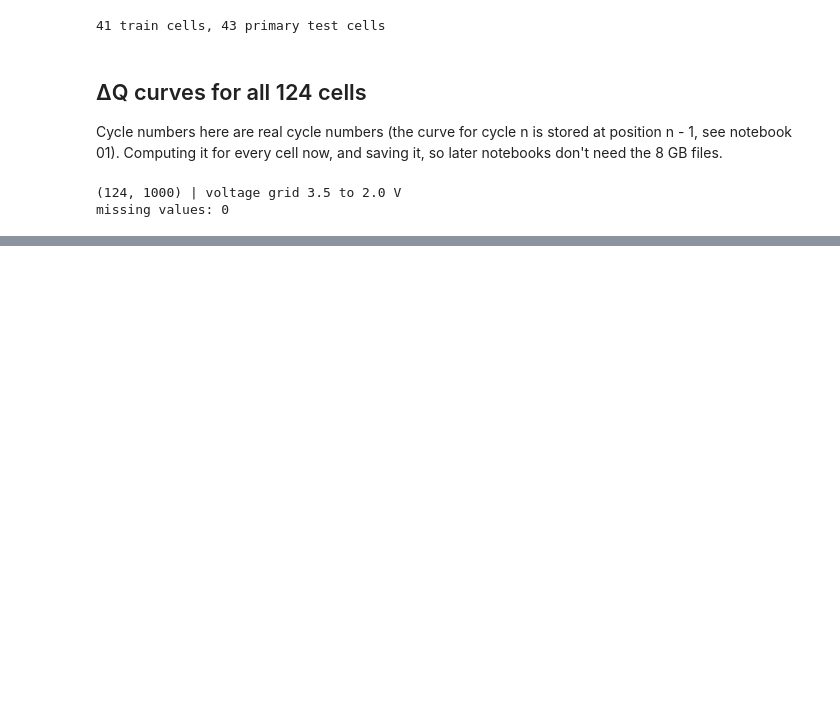
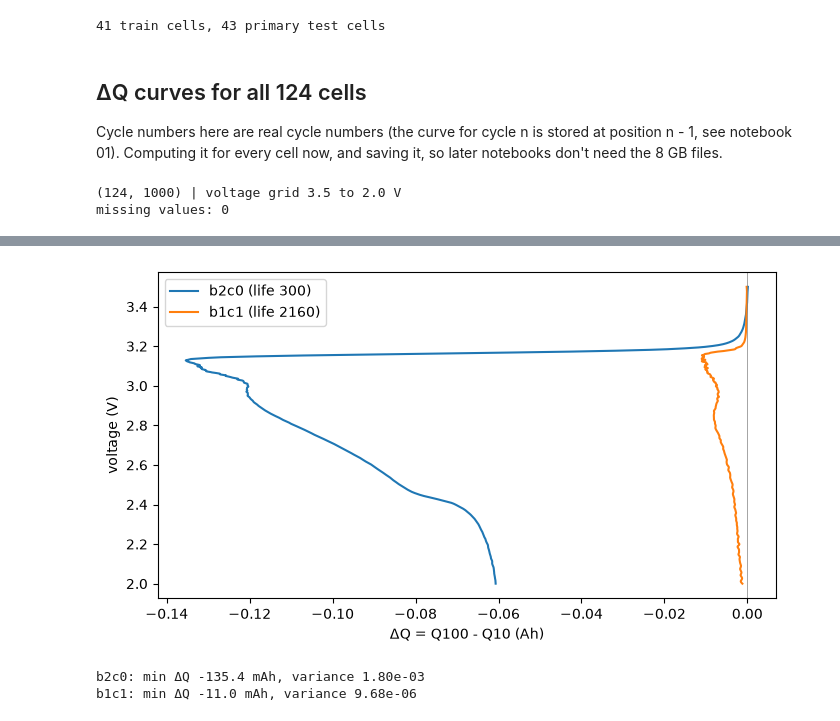
Before and after one commit to semababid/battery-cycle-life, a Jupyter notebook: notebooks/06_delta_q.ipynb, the cells around one changed output, grey strips where cells are left out. Cells and saved outputs as stored; diff of their text form; code cells hidden in the pictures; blank space fills up the shorter version.

```diff
--- a/notebooks/06_delta_q.ipynb
+++ b/notebooks/06_delta_q.ipynb
@@ -44,0 +66,19 @@ missing values: 0
+# %%
+short = train["cycle_life"].idxmin()
+long = train["cycle_life"].idxmax()
+fig, ax = plt.subplots(figsize=(7, 4))
+for cell in [short, long]:
+    ax.plot(curves.loc[cell].values, voltage, label=f"{cell} (life {train.loc[cell, 'cycle_life']:.0f})")
+ax.axvline(0, color="grey", linewidth=0.5)
+ax.set_xlabel("ΔQ = Q100 - Q10 (Ah)")
+ax.set_ylabel("voltage (V)")
+ax.legend()
+plt.tight_layout()
+plt.show()
+
+for cell in [short, long]:
+    print(f"{cell}: min ΔQ {curves.loc[cell].min() * 1000:.1f} mAh, variance {curves.loc[cell].var(ddof=0):.2e}")
+# %% [output]
+[figure, added]
+b2c0: min ΔQ -135.4 mAh, variance 1.80e-03
+b1c1: min ΔQ -11.0 mAh, variance 9.68e-06
```
Also changed, not shown: parts of 2 cells of this notebook, 1 other file.
